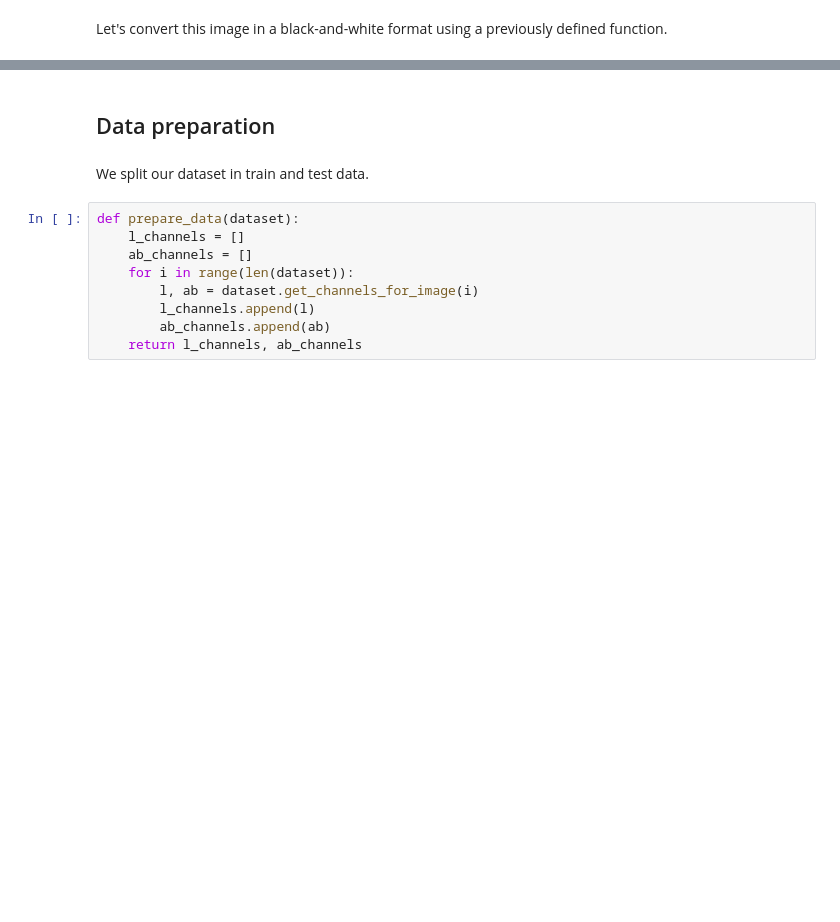
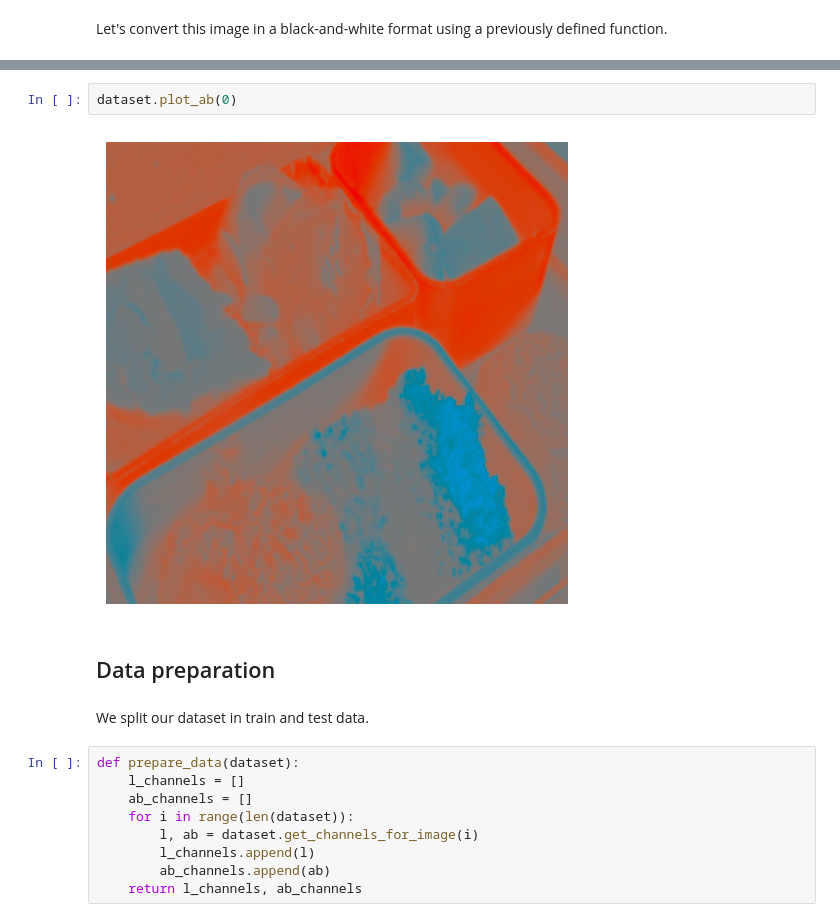
Before and after one commit to diegocerretti/ImageColorization, a Jupyter notebook: CNN_Colorization.ipynb, the cells around one changed output, grey strips where cells are left out. Cells and saved outputs as stored; diff of their text form; blank space fills up the shorter version.

```diff
--- a/CNN_Colorization.ipynb
+++ b/CNN_Colorization.ipynb
@@ -107,3 +134,7 @@ dataset.get_channels_for_image(0)
+# %%
+dataset.plot_ab(0)
+# %% [output]
+[figure, added]
 # %% [markdown]
 ## Data preparation
 # %% [markdown]
```
Also changed, not shown: parts of 8 cells of this notebook.
